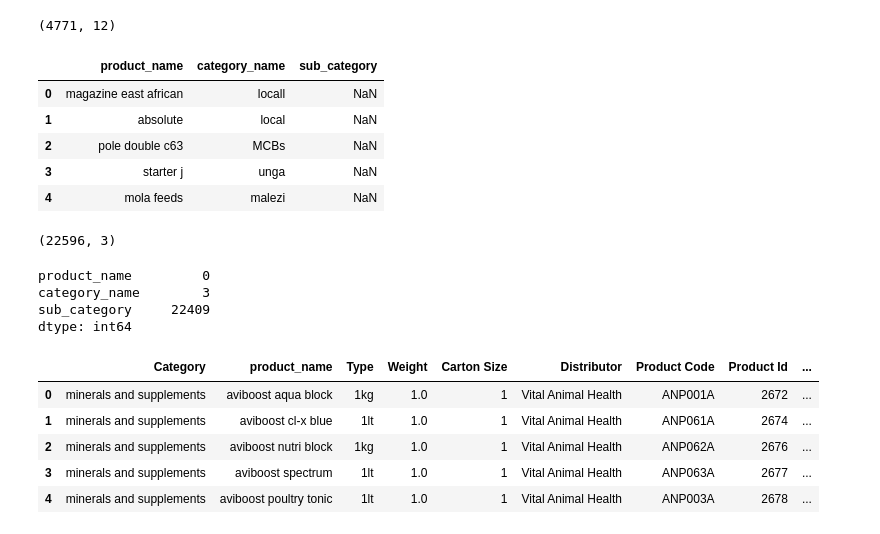
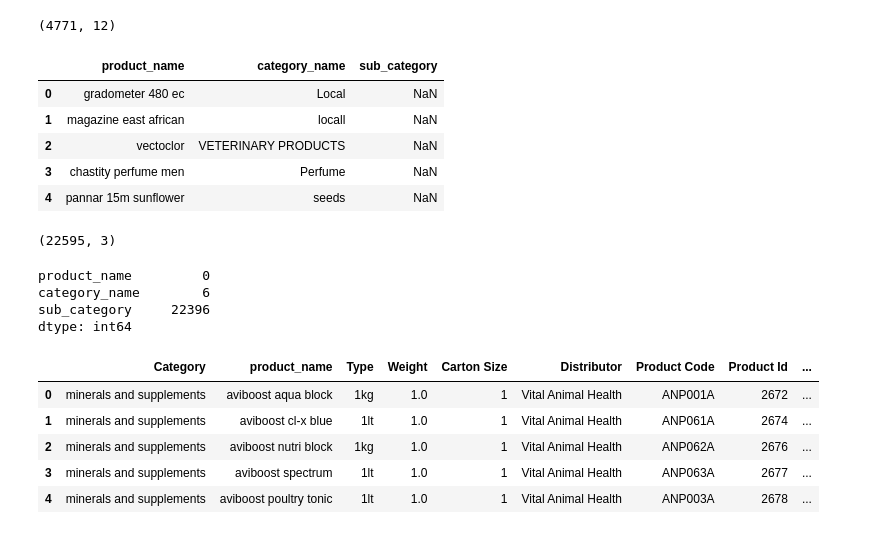
Before and after one commit to natbernard/Clustering-for-Product-Matching, a Jupyter notebook: models/model_v2/category_cleanup.ipynb, the cells around one changed output. Saved outputs shown, nothing was run; the diff lists cells and outputs as text; code cells hidden in the pictures.

```diff
--- a/models/model_v2/category_cleanup.ipynb
+++ b/models/model_v2/category_cleanup.ipynb
@@ -37,30 +37,30 @@ iprocure_prods_df.shape
 (4771, 12)
 # %%
 # loading category data
-category_df = pd.read_csv('/home/natasha/Documents/Iprocure/Clustering-for-Product-Matching/data/data_v2/category_data.csv')
+category_df = pd.read_csv('/home/natasha/Documents/Iprocure/Clustering-for-Product-Matching/data/data_v2/dirty_category_data.csv')
 
 # dropping duplicates and renaning col
 category_df = category_df.drop_duplicates(subset=['correct_product_match'], keep='first').reset_index(drop=True)
 category_df.rename(columns={'correct_product_match': 'product_name'},inplace=True)
 category_df.head()
 # %% [output]
 |  | product_name | category_name | sub_category |
-| 0 | magazine east african | locall | NaN |
-| 1 | absolute | local | NaN |
-| 2 | pole double c63 | MCBs | NaN |
-| 3 | starter j | unga | NaN |
-| 4 | mola feeds | malezi | NaN |
+| 0 | gradometer 480 ec | Local | NaN |
+| 1 | magazine east african | locall | NaN |
+| 2 | vectoclor | VETERINARY PRODUCTS | NaN |
+| 3 | chastity perfume men | Perfume | NaN |
+| 4 | pannar 15m sunflower | seeds | NaN |
 # %%
 # size of dataset
 category_df.shape
 # %% [output]
-(22596, 3)
+(22595, 3)
 # %%
 category_df.isna().sum()
 # %% [output]
 product_name         0
-category_name        3
-sub_category     22409
+category_name        6
+sub_category     22396
 dtype: int64
 # %%
 # changing product name and category columns to lowercase
```
Also changed, not shown: parts of 28 cells of this notebook, 2 other files.
